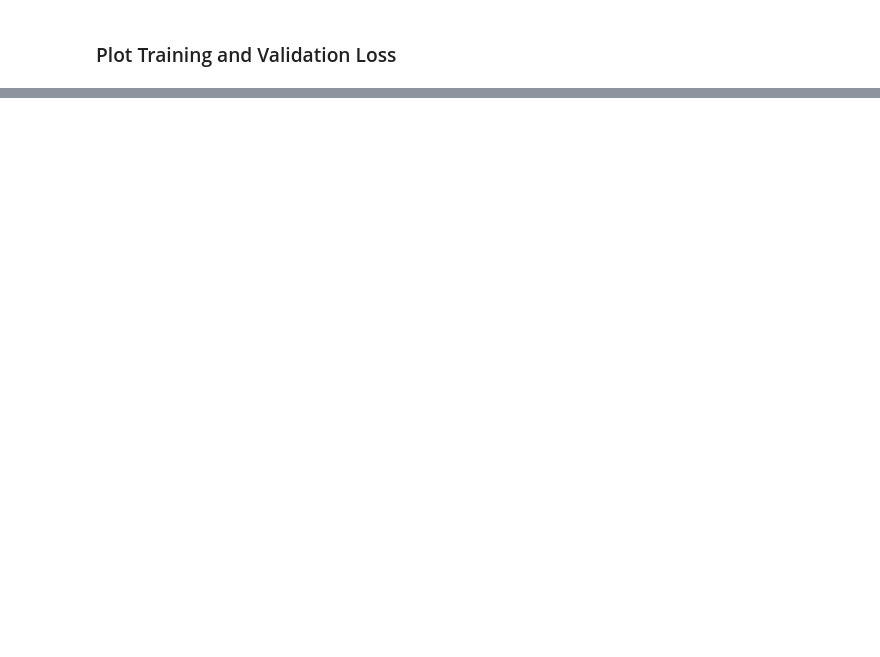
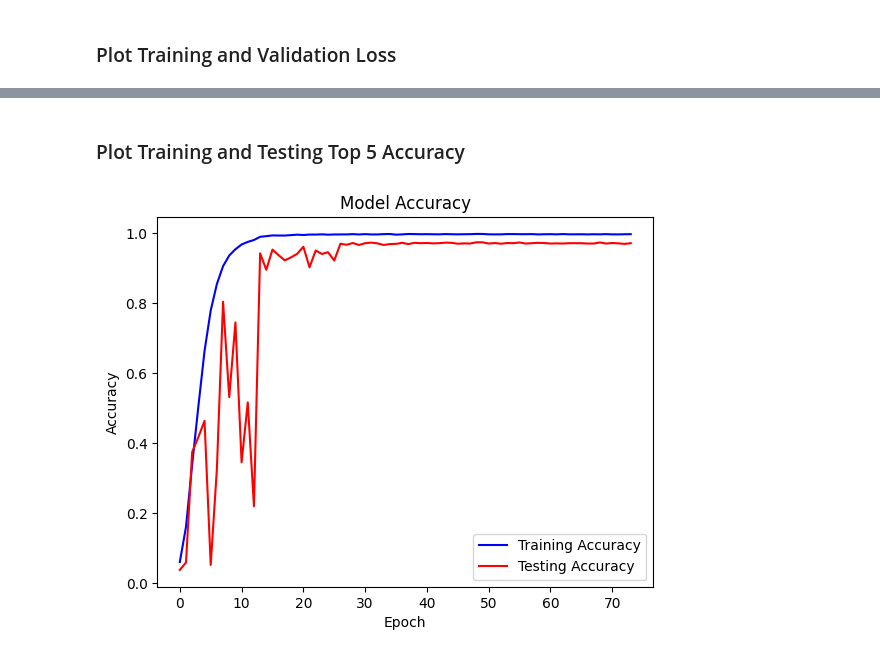
Before and after one commit to saad4zd/person-identifier-fyp, a Jupyter notebook: 7-Fine-Tune-Models/EfficientNetB7.ipynb, the cells around one changed output, grey strips where cells are left out. Saved outputs shown, nothing was run; the diff lists cells and outputs as text; code cells hidden in the pictures; blank space fills up the shorter version.

```diff
--- a/6 - Model Training/EfficientNetB7.ipynb
+++ b/7-Fine-Tune-Models/EfficientNetB7.ipynb
@@ -214,0 +238,14 @@ plt.show()
+# %% [markdown]
+### Plot Training and Testing Top 5 Accuracy
+# %%
+plt.plot(history.history['top_5_accuracy'],
+         color='blue', label='Training Accuracy')
+plt.plot(history.history['val_top_5_accuracy'],
+         color='red', label='Testing Accuracy')
+plt.title('Model Accuracy')
+plt.xlabel('Epoch')
+plt.ylabel('Accuracy')
+plt.legend()
+plt.show()
+# %% [output]
+[figure, added]
```
Also changed, not shown: parts of 24 cells of this notebook, 23 other files.
